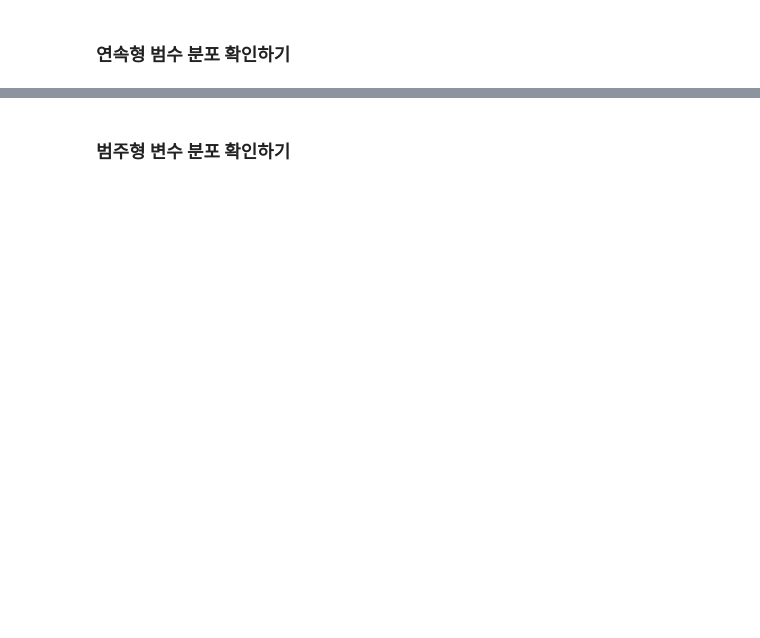
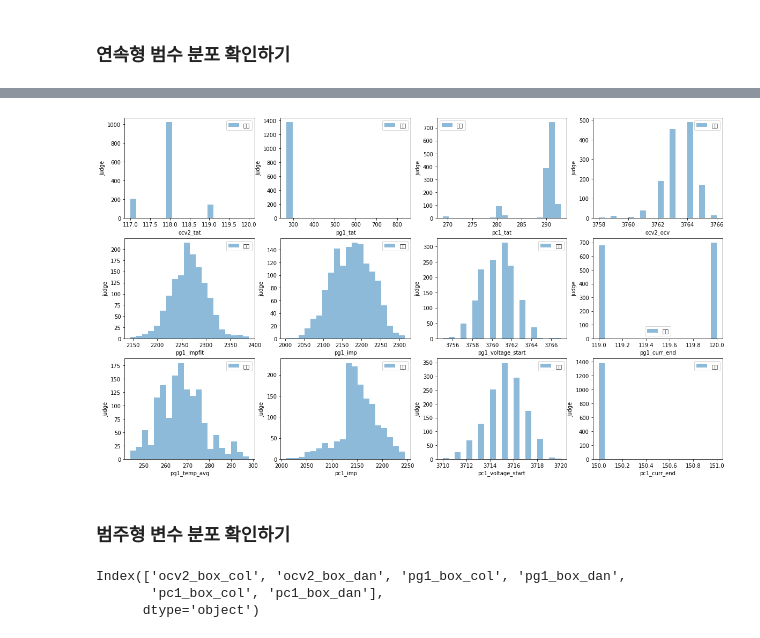
Before and after one commit to mjiii25/posco-academy, a Jupyter notebook: Big-Data/Battery-Project/data-preprocessing.ipynb, the cells around one changed output, grey strips where cells are left out. Cells and saved outputs as stored; diff of their text form; code cells hidden in the pictures; blank space fills up the shorter version.

```diff
--- a/Big-Data/Battery-Project/data-preprocessing.ipynb
+++ b/Big-Data/Battery-Project/data-preprocessing.ipynb
@@ -238,5 +247,28 @@ ValueError: ignored
+# %%
+# 불량의 히스토그램 시각화
+
+i = 0
+plt.figure(figsize = (20, 20))
+
+for col in df_raw_1214_num.columns :
+  i += 1
+  plt.subplot(5, 4, i)
+#   plt.hist(df_good[df_good["judge"] == "양품"][col], bins = 20, label = "양품", alpha = 0.5)
+  plt.hist(df_bad[df_bad["judge"] == "불량"][col], bins = 20, label = "불량", alpha = 0.5)
+  plt.xlabel(col)
+  plt.ylabel("judge")
+  plt.legend()
+plt.show()
+# %% [output]
+[figure, added]
 # %% [markdown]
 ### **범주형 변수 분포 확인하기**
+# %%
+df_raw_1214_cat.columns
+# %% [output]
+Index(['ocv2_box_col', 'ocv2_box_dan', 'pg1_box_col', 'pg1_box_dan',
+       'pc1_box_col', 'pc1_box_dan'],
+      dtype='object')
 # %%
 # 범주형 변수
 # 교차표
```
Also changed, not shown: parts of 20 cells of this notebook.
